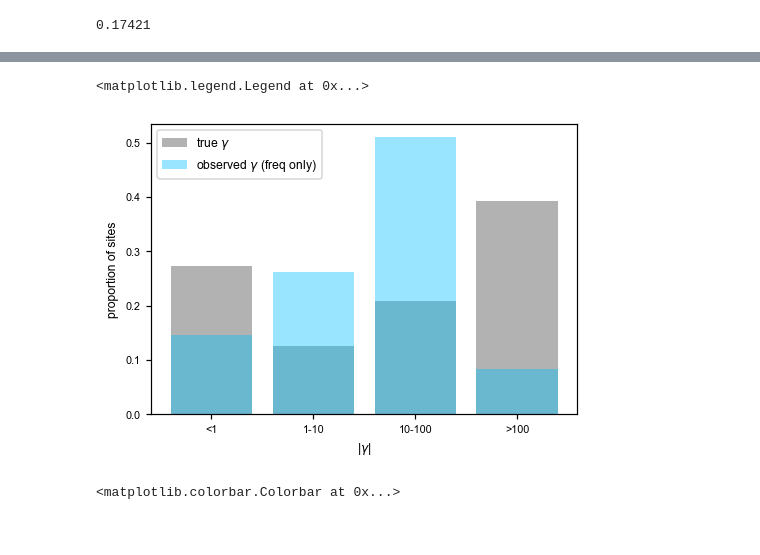
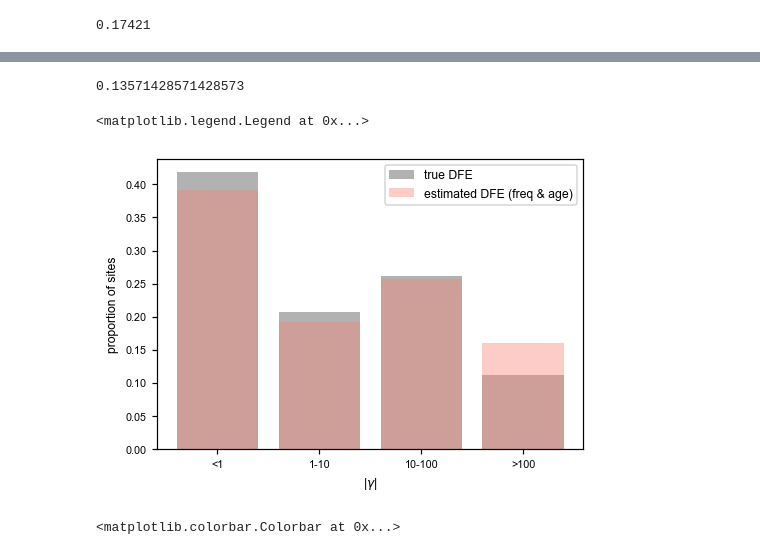
Before and after one commit to VivaswatS/selCoefEst, a Jupyter notebook: changingpopsizesims.ipynb, the cells around one changed output, grey strips where cells are left out. Drawn from its saved outputs; the diff is of its cells as text; code cells hidden in the pictures.

```diff
--- a/changingpopsizesims.ipynb
+++ b/changingpopsizesims.ipynb
@@ -1071,3 +1096,25 @@ plt.spy(SMS,aspect='auto',color='salmon',marker='+',markersize=2,alpha=0.8); plt
 # np.mean([sp.stats.ks_2samp(sp.stats.gamma.rvs(0.216,scale=1286,size=10000),sp.stats.gamma.rvs(0.18,scale=2000,size=10000))[0] for _ in range(50)]) # statistic=0.047
 # %% [output]
 0.17421
+# %%
+df1 = pd.read_csv("outfiles/gammaHuber17Unif.2.full_out.txt",sep='\t',header=None,names=['','Xl','s','al','id'])
+df1['sXl'] = round(df1['Xl']*400)
+# df1 = df1.loc[df1['al']<50000,:]
+df1['al'] = 50000+1-df1['al']
+# df1 = df1.loc[df1['al']<80000,:]
+# df1 = df1.loc[df1['sXl']<200,:]
+# plt.hist(df1['sXl'],25); plt.xlabel('# of allele copies'); plt.show()
+# plt.hist(df1['al'],25); plt.xlabel('age of allele'); plt.show()
+df1['gamma'] = df1['s']*2*10000
+dat = df1.astype('int').to_numpy()
+# plt.hist(-df1['gamma'],50); plt.xlabel('simulated gamma');
+
+SMS = np.zeros((50000,400+1),dtype='int16')
+mask = np.zeros_like(SMS); mask[0,:] = 1; mask[:,0] = 1; mask[:,-1] = 1;
+for i in range(len(dat)):
+    SMS[dat[i,3],dat[i,5]] += 1
+SMSmask = np.ma.array(SMS,mask=mask)
+plt.spy(SMSmask,aspect='auto',color='salmon',marker='+',markersize=2,alpha=0.8); plt.ylim((0,20000)); plt.xlabel('# of alleles (i)'); plt.ylabel('allele age (a)'); plt.show()
+
+sfs = moments.Spectrum(np.histogram(dat[:,5],bins=range(0,402))[0])
+moments.Plotting.plot_1d_fs(sfs)
@@ -1074,24 +1124,28 @@ plt.spy(SMS,aspect='auto',color='salmon',marker='+',markersize=2,alpha=0.8); plt
+# %%
+alpha[1]
+# %% [output]
+0.13571428571428573
 # %%
 ## get simulated distribution of gamma (bins: <1, 1-10, 10-100, >100)
 # df1['gamma'] = df1['s']*20000
 # plt.bar(np.arange(4),[np.sum(df1['gamma']<1)/len(df1),np.sum((df1['gamma']>1) & (df1['gamma']<10))/len(df1),np.sum((df1['gamma']>10) & (df1['gamma']<100))/len(df1),np.sum(df1['gamma']>100)/len(df1)],color='grey',alpha=0.6,label=r'observed $\gamma$')
 # df1['gamma_inf'] = sp.stats.gamma.rvs(0.174,scale=200,size=len(df1))
 # plt.bar(np.arange(4),[np.sum(df1['gamma_inf']<1)/len(df1),np.sum((df1['gamma_inf']>1) & (df1['gamma_inf']<10))/len(df1),np.sum((df1['gamma_inf']>10) & (df1['gamma_inf']<100))/len(df1),np.sum(df1['gamma_inf']>100)/len(df1)],color='steelblue',alpha=0.6,label=r'simulated $\gamma$'); plt.legend()
 # plt.xticks(np.arange(4),['<1','1-10','10-100','>100']); plt.xlabel(r'|$\gamma$|'); plt.ylabel('proportion of sites')
 
-df1['gamma'] = sp.stats.gamma.rvs(0.18,scale=2000,size=len(df1)) #df1['s']*20000
-plt.bar(np.arange(4),[np.sum(df1['gamma']<1)/len(df1),np.sum((df1['gamma']>1) & (df1['gamma']<10))/len(df1),np.sum((df1['gamma']>10) & (df1['gamma']<100))/len(df1),np.sum(df1['gamma']>100)/len(df1)],color='grey',alpha=0.6,label=r'true $\gamma$')
-# df1['gamma_inf'] = sp.stats.gamma.rvs(0.174,scale=1800,size=len(df1))
+df1['gamma'] = sp.stats.gamma.rvs(0.18,scale=200,size=len(df1)) #df1['s']*20000
+plt.bar(np.arange(4),[np.sum(df1['gamma']<1)/len(df1),np.sum((df1['gamma']>1) & (df1['gamma']<10))/len(df1),np.sum((df1['gamma']>10) & (df1['gamma']<100))/len(df1),np.sum(df1['gamma']>100)/len(df1)],color='grey',alpha=0.6,label=r'true DFE')
+# df1['gamma_inf'] = sp.stats.gamma.rvs(0.1357,scale=525,size=len(df1))
 # plt.bar(np.arange(4),[np.sum(df1['gamma_inf']<1)/len(df1),np.sum((df1['gamma_inf']>1) & (df1['gamma_inf']<10))/len(df1),np.sum((df1['gamma_inf']>10) & (df1['gamma_inf']<100))/len(df1),np.sum(df1['gamma_inf']>100)/len(df1)],color='steelblue',alpha=0.4,label=r'observed $\gamma$ (moments)');
 plt.xticks(np.arange(4),['<1','1-10','10-100','>100']); plt.xlabel(r'|$\gamma$|'); plt.ylabel('proportion of sites')
-df1['gamma_inf2'] = sp.stats.gamma.rvs(0.492,scale=70,size=len(df1))
-plt.bar(np.arange(4),[np.sum(df1['gamma_inf2']<1)/len(df1),np.sum((df1['gamma_inf2']>1) & (df1['gamma_inf2']<10))/len(df1),np.sum((df1['gamma_inf2']>10) & (df1['gamma_inf2']<100))/len(df1),np.sum(df1['gamma_inf2']>100)/len(df1)],color='deepskyblue',alpha=0.4,label=r'observed $\gamma$ (freq only)');
-# df1['gamma_inf3'] = sp.stats.gamma.rvs(0.413,scale=2000,size=len(df1))
-# plt.bar(np.arange(4),[np.sum(df1['gamma_inf3']<1)/len(df1),np.sum((df1['gamma_inf3']>1) & (df1['gamma_inf3']<10))/len(df1),np.sum((df1['gamma_inf3']>10) & (df1['gamma_inf3']<100))/len(df1),np.sum(df1['gamma_inf3']>100)/len(df1)],color='salmon',alpha=0.4,label=r'observed $\gamma$ (freq & age)');
+# df1['gamma_inf2'] = sp.stats.gamma.rvs(0.1666,scale=780,size=len(df1))
+# plt.bar(np.arange(4),[np.sum(df1['gamma_inf2']<1)/len(df1),np.sum((df1['gamma_inf2']>1) & (df1['gamma_inf2']<10))/len(df1),np.sum((df1['gamma_inf2']>10) & (df1['gamma_inf2']<100))/len(df1),np.sum(df1['gamma_inf2']>100)/len(df1)],color='deepskyblue',alpha=0.3,label=r'observed DFE (freq only)');
+df1['gamma_inf3'] = sp.stats.gamma.rvs(0.17,scale=350,size=len(df1))
+plt.bar(np.arange(4),[np.sum(df1['gamma_inf3']<1)/len(df1),np.sum((df1['gamma_inf3']>1) & (df1['gamma_inf3']<10))/len(df1),np.sum((df1['gamma_inf3']>10) & (df1['gamma_inf3']<100))/len(df1),np.sum(df1['gamma_inf3']>100)/len(df1)],color='salmon',alpha=0.4,label=r'estimated DFE (freq & age)');
 plt.legend()
 # %% [output]
 <matplotlib.legend.Legend at 0x...>
-[figure, old version]
+[figure, new version]
 # %%
 # my_cmap = copy(cm.get_cmap('viridis'))
 # my_cmap.set_bad(my_cmap.colors[0])
```
Also changed, not shown: parts of 56 cells of this notebook, 3 other files.
